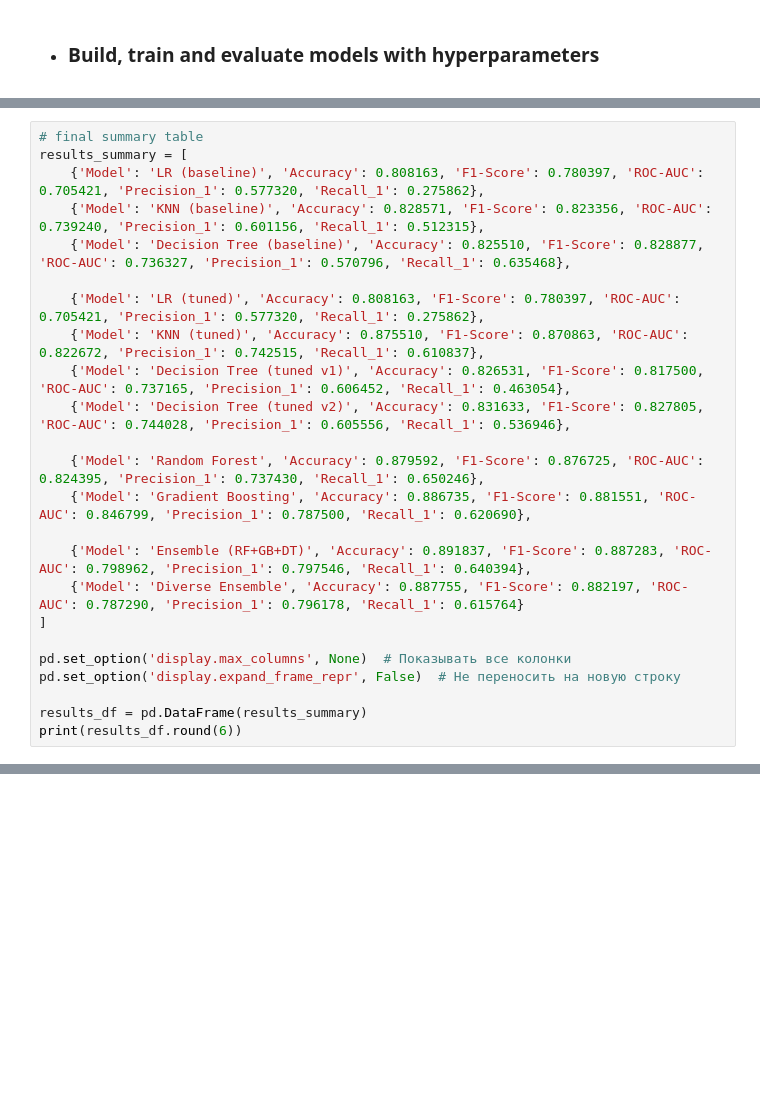
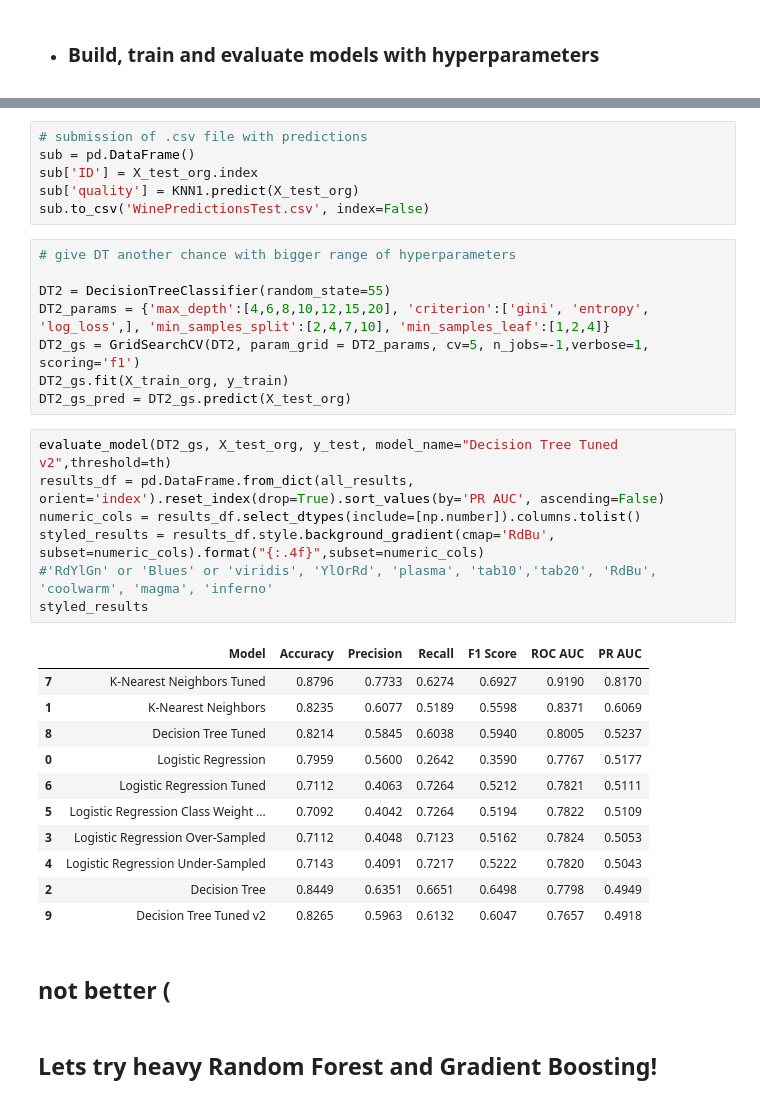
Before and after one commit to Artemjzhukov/ML_Projects_Courses, a Jupyter notebook: ML-101/Portuguese wine quality/Classification_Portuguese_Wines.ipynb, the cells around one changed output, grey strips where cells are left out. Saved outputs shown, nothing was run; the diff lists cells and outputs as text; blank space fills up the shorter version.

```diff
--- a/ML-101/Portuguese wine quality/Classification_Portuguese_Wines.ipynb
+++ b/ML-101/Portuguese wine quality/Classification_Portuguese_Wines.ipynb
@@ -761,24 +450,0 @@ print(results_df.round(6))
-# %%
-# final summary table
-results_summary = [
-    {'Model': 'LR (baseline)', 'Accuracy': 0.808163, 'F1-Score': 0.780397, 'ROC-AUC': 0.705421, 'Precision_1': 0.577320, 'Recall_1': 0.275862},
-    {'Model': 'KNN (baseline)', 'Accuracy': 0.828571, 'F1-Score': 0.823356, 'ROC-AUC': 0.739240, 'Precision_1': 0.601156, 'Recall_1': 0.512315},
-    {'Model': 'Decision Tree (baseline)', 'Accuracy': 0.825510, 'F1-Score': 0.828877, 'ROC-AUC': 0.736327, 'Precision_1': 0.570796, 'Recall_1': 0.635468},
-
-    {'Model': 'LR (tuned)', 'Accuracy': 0.808163, 'F1-Score': 0.780397, 'ROC-AUC': 0.705421, 'Precision_1': 0.577320, 'Recall_1': 0.275862},
-    {'Model': 'KNN (tuned)', 'Accuracy': 0.875510, 'F1-Score': 0.870863, 'ROC-AUC': 0.822672, 'Precision_1': 0.742515, 'Recall_1': 0.610837},
-    {'Model': 'Decision Tree (tuned v1)', 'Accuracy': 0.826531, 'F1-Score': 0.817500, 'ROC-AUC': 0.737165, 'Precision_1': 0.606452, 'Recall_1': 0.463054},
-    {'Model': 'Decision Tree (tuned v2)', 'Accuracy': 0.831633, 'F1-Score': 0.827805, 'ROC-AUC': 0.744028, 'Precision_1': 0.605556, 'Recall_1': 0.536946},
-
-    {'Model': 'Random Forest', 'Accuracy': 0.879592, 'F1-Score': 0.876725, 'ROC-AUC': 0.824395, 'Precision_1': 0.737430, 'Recall_1': 0.650246},
-    {'Model': 'Gradient Boosting', 'Accuracy': 0.886735, 'F1-Score': 0.881551, 'ROC-AUC': 0.846799, 'Precision_1': 0.787500, 'Recall_1': 0.620690},
-
-    {'Model': 'Ensemble (RF+GB+DT)', 'Accuracy': 0.891837, 'F1-Score': 0.887283, 'ROC-AUC': 0.798962, 'Precision_1': 0.797546, 'Recall_1': 0.640394},
-    {'Model': 'Diverse Ensemble', 'Accuracy': 0.887755, 'F1-Score': 0.882197, 'ROC-AUC': 0.787290, 'Precision_1': 0.796178, 'Recall_1': 0.615764}
-]
-
-pd.set_option('display.max_columns', None)  # Показывать все колонки
-pd.set_option('display.expand_frame_repr', False)  # Не переносить на новую строку
-
-results_df = pd.DataFrame(results_summary)
-print(results_df.round(6))
@@ -799,0 +457,37 @@ print(results_df.round(6))
+# %%
+# submission of .csv file with predictions
+sub = pd.DataFrame()
+sub['ID'] = X_test_org.index
+sub['quality'] = KNN1.predict(X_test_org)
+sub.to_csv('WinePredictionsTest.csv', index=False)
+# %%
+# give DT another chance with bigger range of hyperparameters
+
+DT2 = DecisionTreeClassifier(random_state=55)
+DT2_params = {'max_depth':[4,6,8,10,12,15,20], 'criterion':['gini', 'entropy', 'log_loss',], 'min_samples_split':[2,4,7,10], 'min_samples_leaf':[1,2,4]}
+DT2_gs = GridSearchCV(DT2, param_grid = DT2_params, cv=5, n_jobs=-1,verbose=1, scoring='f1')
+DT2_gs.fit(X_train_org, y_train)
+DT2_gs_pred = DT2_gs.predict(X_test_org)
+# %%
+evaluate_model(DT2_gs, X_test_org, y_test, model_name="Decision Tree Tuned v2",threshold=th)
+results_df = pd.DataFrame.from_dict(all_results, orient='index').reset_index(drop=True).sort_values(by='PR AUC', ascending=False)
+numeric_cols = results_df.select_dtypes(include=[np.number]).columns.tolist()
+styled_results = results_df.style.background_gradient(cmap='RdBu', subset=numeric_cols).format("{:.4f}",subset=numeric_cols)
+#'RdYlGn' or 'Blues' or 'viridis', 'YlOrRd', 'plasma', 'tab10','tab20', 'RdBu', 'coolwarm', 'magma', 'inferno'
+styled_results
+# %% [output]
+|  | Model | Accuracy | Precision | Recall | F1 Score | ROC AUC | PR AUC |
+| 7 | K-Nearest Neighbors Tuned | 0.8796 | 0.7733 | 0.6274 | 0.6927 | 0.9190 | 0.8170 |
+| 1 | K-Nearest Neighbors | 0.8235 | 0.6077 | 0.5189 | 0.5598 | 0.8371 | 0.6069 |
+| 8 | Decision Tree Tuned | 0.8214 | 0.5845 | 0.6038 | 0.5940 | 0.8005 | 0.5237 |
+| 0 | Logistic Regression | 0.7959 | 0.5600 | 0.2642 | 0.3590 | 0.7767 | 0.5177 |
+| 6 | Logistic Regression Tuned | 0.7112 | 0.4063 | 0.7264 | 0.5212 | 0.7821 | 0.5111 |
+| 5 | Logistic Regression Class Weight ... | 0.7092 | 0.4042 | 0.7264 | 0.5194 | 0.7822 | 0.5109 |
+| 3 | Logistic Regression Over-Sampled | 0.7112 | 0.4048 | 0.7123 | 0.5162 | 0.7824 | 0.5053 |
+| 4 | Logistic Regression Under-Sampled | 0.7143 | 0.4091 | 0.7217 | 0.5222 | 0.7820 | 0.5043 |
+| 2 | Decision Tree | 0.8449 | 0.6351 | 0.6651 | 0.6498 | 0.7798 | 0.4949 |
+| 9 | Decision Tree Tuned v2 | 0.8265 | 0.5963 | 0.6132 | 0.6047 | 0.7657 | 0.4918 |
+# %% [markdown]
+## not better (
+# %% [markdown]
+## Lets try heavy Random Forest and Gradient Boosting!
```
Also changed, not shown: parts of 37 cells of this notebook.
